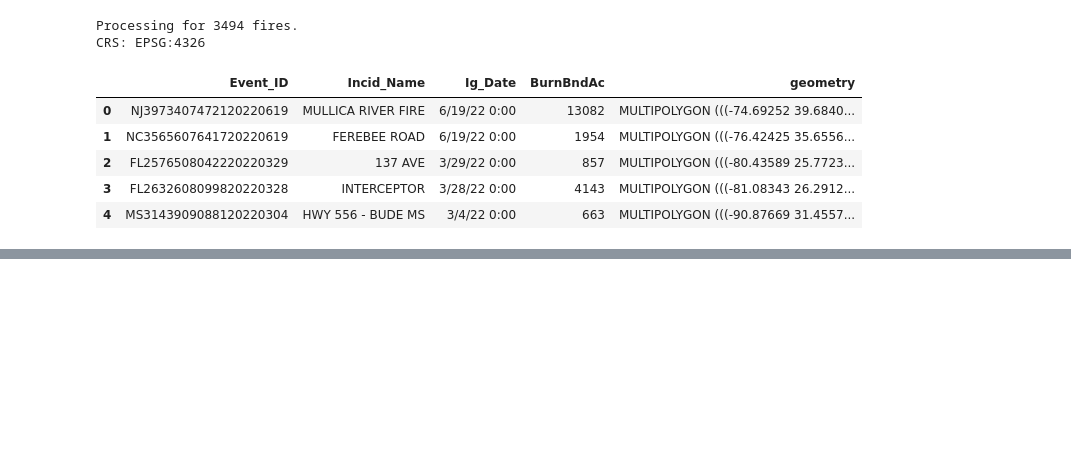
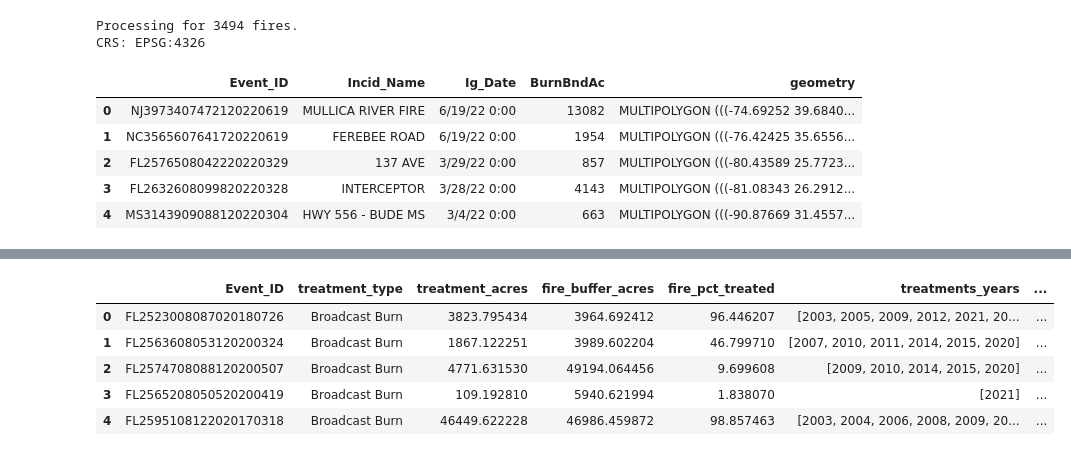
Before and after one commit to Colorado-Forest-Restoration-Institute/Fuels_Treatments_Reduce_Wildfire_Costs, a Jupyter notebook: code/01b-TWIG_summary.ipynb, the cells around one changed output, grey strips where cells are left out. Cells and saved outputs as stored; diff of their text form; code cells hidden in the pictures; blank space fills up the shorter version.

```diff
--- a/code/01b-TWIG_summary.ipynb
+++ b/code/01b-TWIG_summary.ipynb
@@ -195,0 +186,29 @@ Total of 178465 treatments.
+# %%
+# Join in the unique number of treatments by type
+# Count the unique treatments of each type
+n_trts = (
+    trts_fire
+    .groupby(["Event_ID", "type"])
+    .agg(n_treatments=("year_comp", "nunique"))
+    .reset_index()
+)
+# join to the dataframe
+flat_c_fire_ = pd.merge(flat_c_fire, n_trts, on=["Event_ID", "type"], how="left")
+# tidy up some of the columns
+flat_c_fire_ = flat_c_fire_[[
+    'Event_ID', 'type', 'treatment_acres',
+    'fire_buffer_acres', 'fire_pct_treated',
+    'year_comp', 'n_treatments', 'geometry'
+]]
+flat_c_fire_.rename(columns={
+    'type': 'treatment_type',
+    'year_comp': 'treatments_years'
+}, inplace=True)
+flat_c_fire_.head()
+# %% [output]
+|  | Event_ID | treatment_type | treatment_acres | fire_buffer_acres | fire_pct_treated | treatments_years | ... |
+| 0 | FL2523008087020180726 | Broadcast Burn | 3823.795434 | 3964.692412 | 96.446207 | [2003, 2005, 2009, 2012, 2021, 20... | ... |
+| 1 | FL2563608053120200324 | Broadcast Burn | 1867.122251 | 3989.602204 | 46.799710 | [2007, 2010, 2011, 2014, 2015, 2020] | ... |
+| 2 | FL2574708088120200507 | Broadcast Burn | 4771.631530 | 49194.064456 | 9.699608 | [2009, 2010, 2014, 2015, 2020] | ... |
+| 3 | FL2565208050520200419 | Broadcast Burn | 109.192810 | 5940.621994 | 1.838070 | [2021] | ... |
+| 4 | FL2595108122020170318 | Broadcast Burn | 46449.622228 | 46986.459872 | 98.857463 | [2003, 2004, 2006, 2008, 2009, 20... | ... |
```
Also changed, not shown: parts of 17 cells of this notebook.
